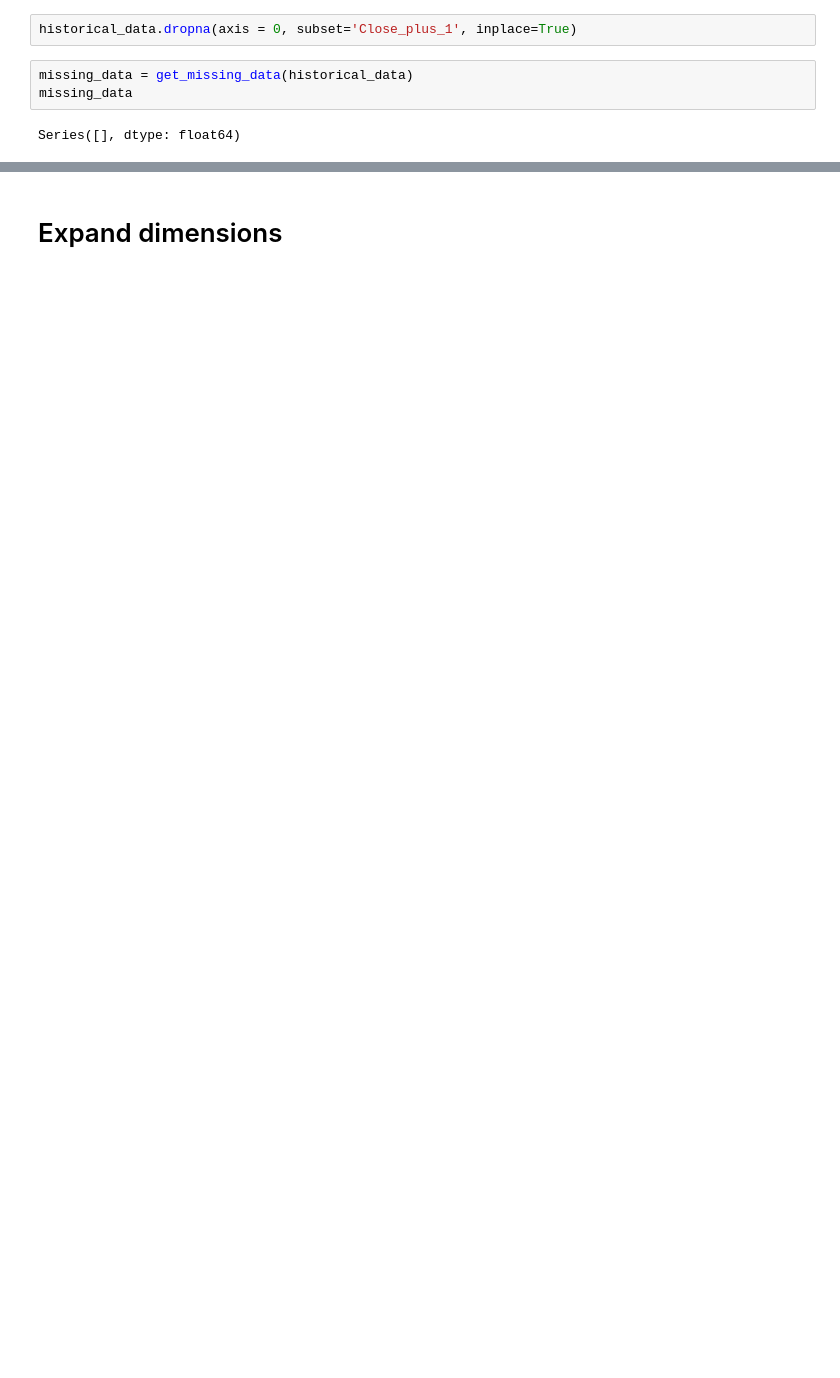
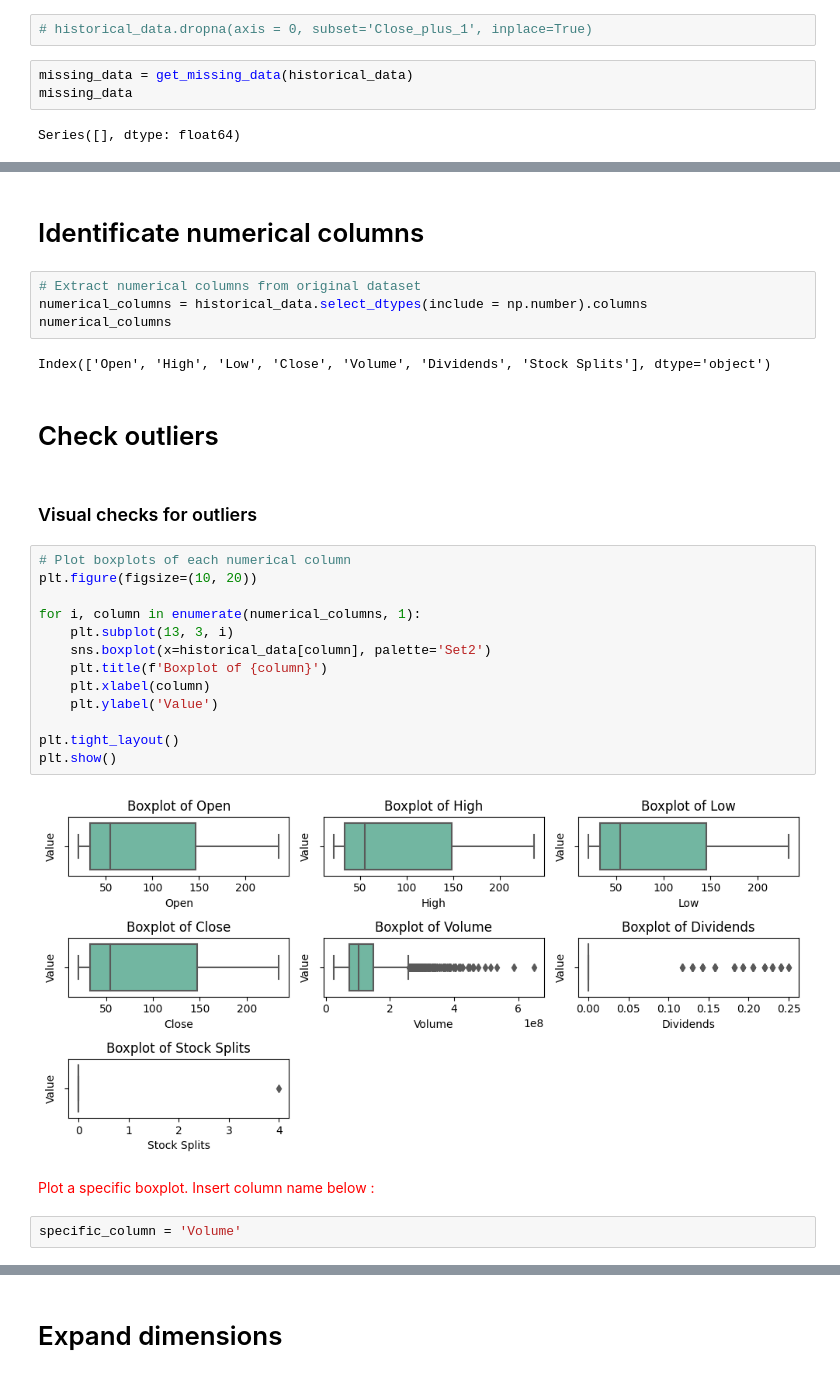
Before and after one commit to thcarole1/EDA_MSCI_WORLD_CW8, a Jupyter notebook: notebooks/01_Data_exploration_EDA_MSCI_WORLD_CW8.ipynb, the cells around one changed output, grey strips where cells are left out. Cells and saved outputs as stored; diff of their text form; blank space fills up the shorter version.

```diff
--- a/notebooks/01_Data_exploration_EDA_MSCI_WORLD_CW8.ipynb
+++ b/notebooks/01_Data_exploration_EDA_MSCI_WORLD_CW8.ipynb
@@ -388,5 +376,5 @@ dtype: float64
 # %%
-historical_data.dropna(axis = 0, subset='Close_plus_1', inplace=True)
+# historical_data.dropna(axis = 0, subset='Close_plus_1', inplace=True)
 # %%
 missing_data = get_missing_data(historical_data)
 missing_data
@@ -410,0 +385,31 @@ historical_data
+# %% [markdown]
+# Identificate numerical columns
+# %%
+# Extract numerical columns from original dataset
+numerical_columns = historical_data.select_dtypes(include = np.number).columns
+numerical_columns
+# %% [output]
+Index(['Open', 'High', 'Low', 'Close', 'Volume', 'Dividends', 'Stock Splits'], dtype='object')
+# %% [markdown]
+# Check outliers
+# %% [markdown]
+### Visual checks for outliers
+# %%
+# Plot boxplots of each numerical column
+plt.figure(figsize=(10, 20))
+
+for i, column in enumerate(numerical_columns, 1):
+    plt.subplot(13, 3, i)
+    sns.boxplot(x=historical_data[column], palette='Set2')
+    plt.title(f'Boxplot of {column}')
+    plt.xlabel(column)
+    plt.ylabel('Value')
+
+plt.tight_layout()
+plt.show()
+# %% [output]
+[figure, added]
+# %% [markdown]
+<span style="font-family:Comic Sans MS; color:red">Plot a specific boxplot. Insert column name below : </span>
+# %%
+specific_column = 'Volume'
```
Also changed, not shown: parts of 80 cells of this notebook.
